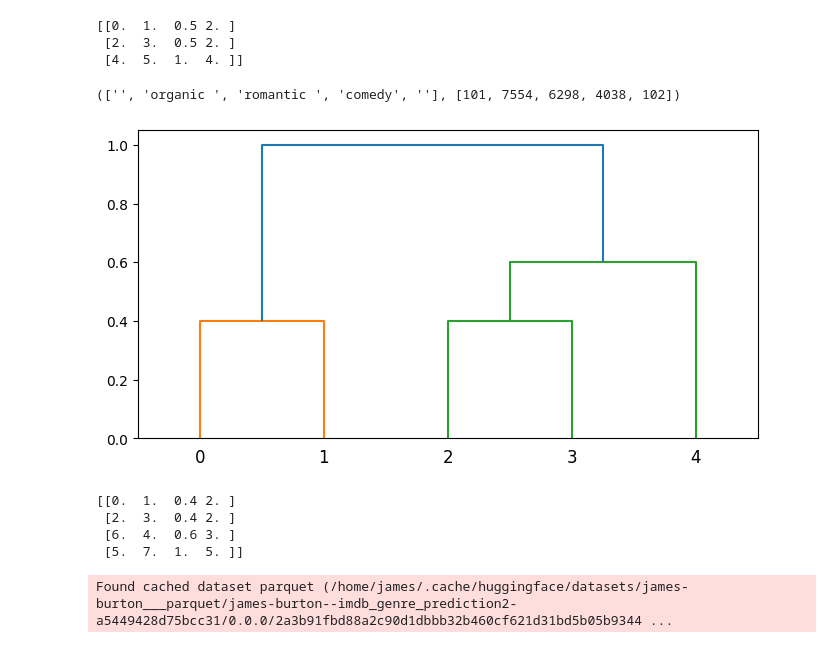
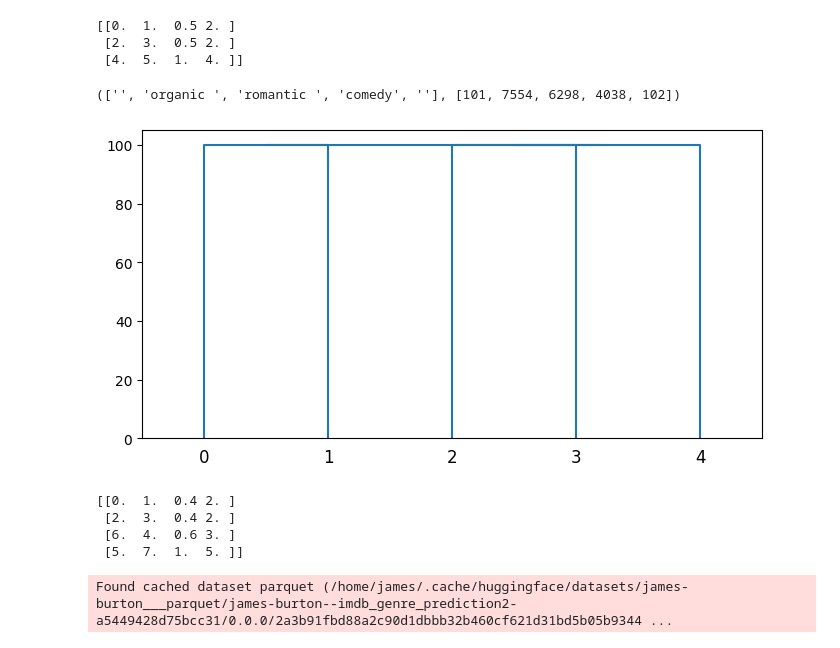
Before and after one commit to jameswburton18/TextNTabularExplanations, a Jupyter notebook: notebooks/testing_dendograms.ipynb, the cells around one changed output. Saved outputs shown, nothing was run; the diff lists cells and outputs as text; code cells hidden in the pictures.

```diff
--- a/notebooks/testing_dendograms.ipynb
+++ b/notebooks/testing_dendograms.ipynb
@@ -202,14 +203,23 @@ print(Z)
 # %%
 sample_text = "organic romantic comedy"
 print(masker.token_segments(sample_text))
 Z = masker.clustering(sample_text)
 fig = plt.figure(figsize=(8, 4))
-dn = dendrogram(Z)
+dn = dendrogram(
+    np.array(
+        [
+            [0.0, 1.0, 100.0, 1.0],
+            [2.0, 3.0, 100.0, 2.0],
+            [6.0, 4.0, 100.0, 3.0],
+            [5.0, 7.0, 100.0, 4.0],
+        ]
+    )
+)
 plt.show()
 print(Z)
 # %% [output]
 (['', 'organic ', 'romantic ', 'comedy', ''], [101, 7554, 6298, 4038, 102])
-[figure, old version]
+[figure, new version]
 [[0.  1.  0.4 2. ]
  [2.  3.  0.4 2. ]
  [6.  4.  0.6 3. ]
```
Also changed, not shown: parts of 4 cells of this notebook.
